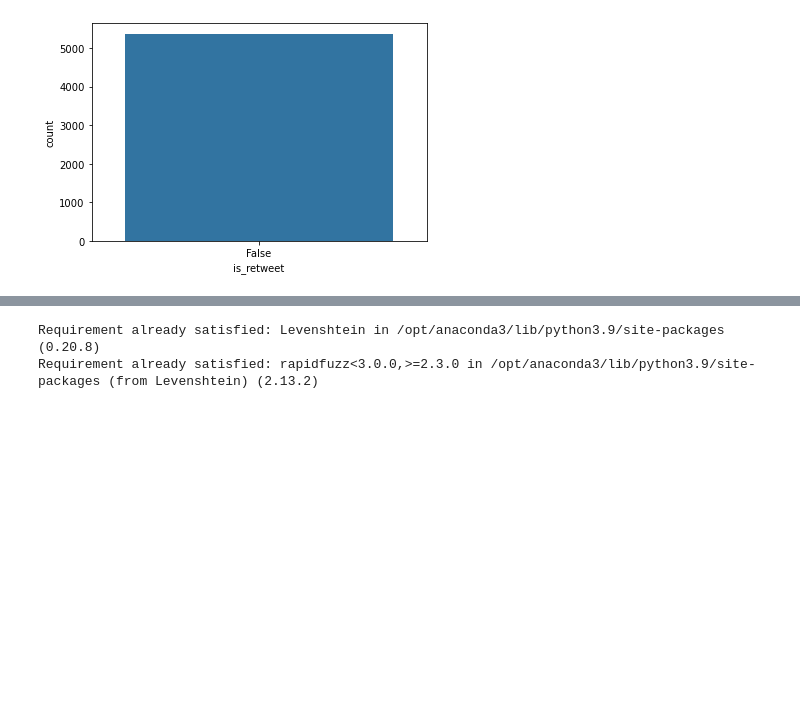
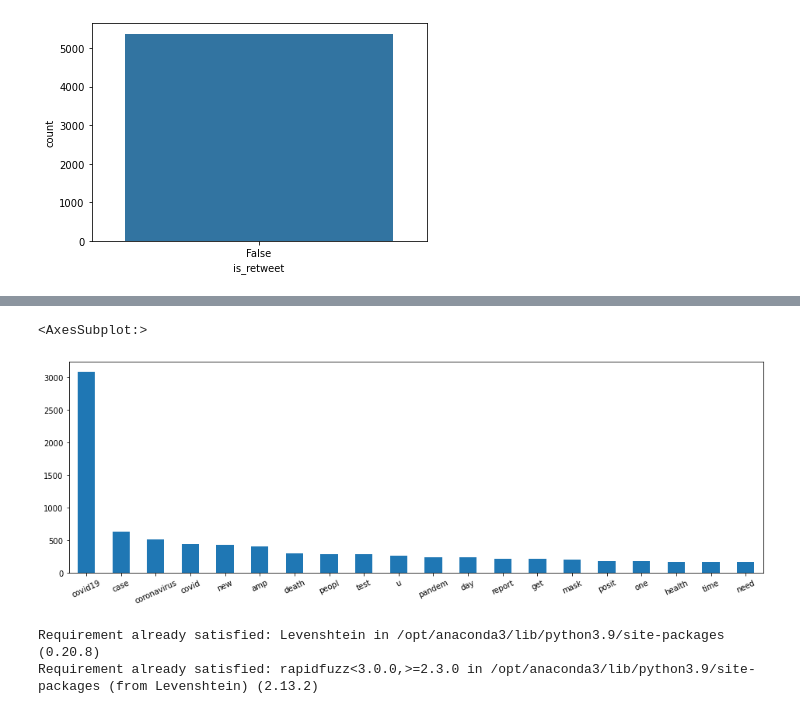
Before and after one commit to lilyhuong/Bigdata-and-marketing, a Jupyter notebook: Marketing_project_duplicate_twitter.ipynb, the cells around one changed output, grey strips where cells are left out. Cells and saved outputs as stored; diff of their text form; code cells hidden in the pictures; blank space fills up the shorter version.

```diff
--- a/Marketing_project_duplicate_twitter.ipynb
+++ b/Marketing_project_duplicate_twitter.ipynb
@@ -121,0 +188,5 @@ Statistical approaches such as machine learning and deep learning work well with
+# %%
+words_df = df["processed_text"]
+# %%
+dfa = pd.get_dummies(words_df.apply(pd.Series).stack()).sum(level=0)
+dfa.head()
@@ -122,3 +201,16 @@ Statistical approaches such as machine learning and deep learning work well with
+# %%
+# Counting the occurence of each word
+words_sum = dfa.sum(axis = 0).T
+words_sum = words_sum.sort_values(ascending = False)
+# %%
+# Graph the more used word
+words_sum_max = words_sum.head(20)
+
+plt.figure(figsize=(16,5))
+words_sum_max.plot.bar(rot=25)
+# %% [output]
+<AxesSubplot:>
+[figure, added]
 # %%
 !pip install Levenshtein
 # %% [output]
```
Also changed, not shown: parts of 32 cells of this notebook, 2 other files.
